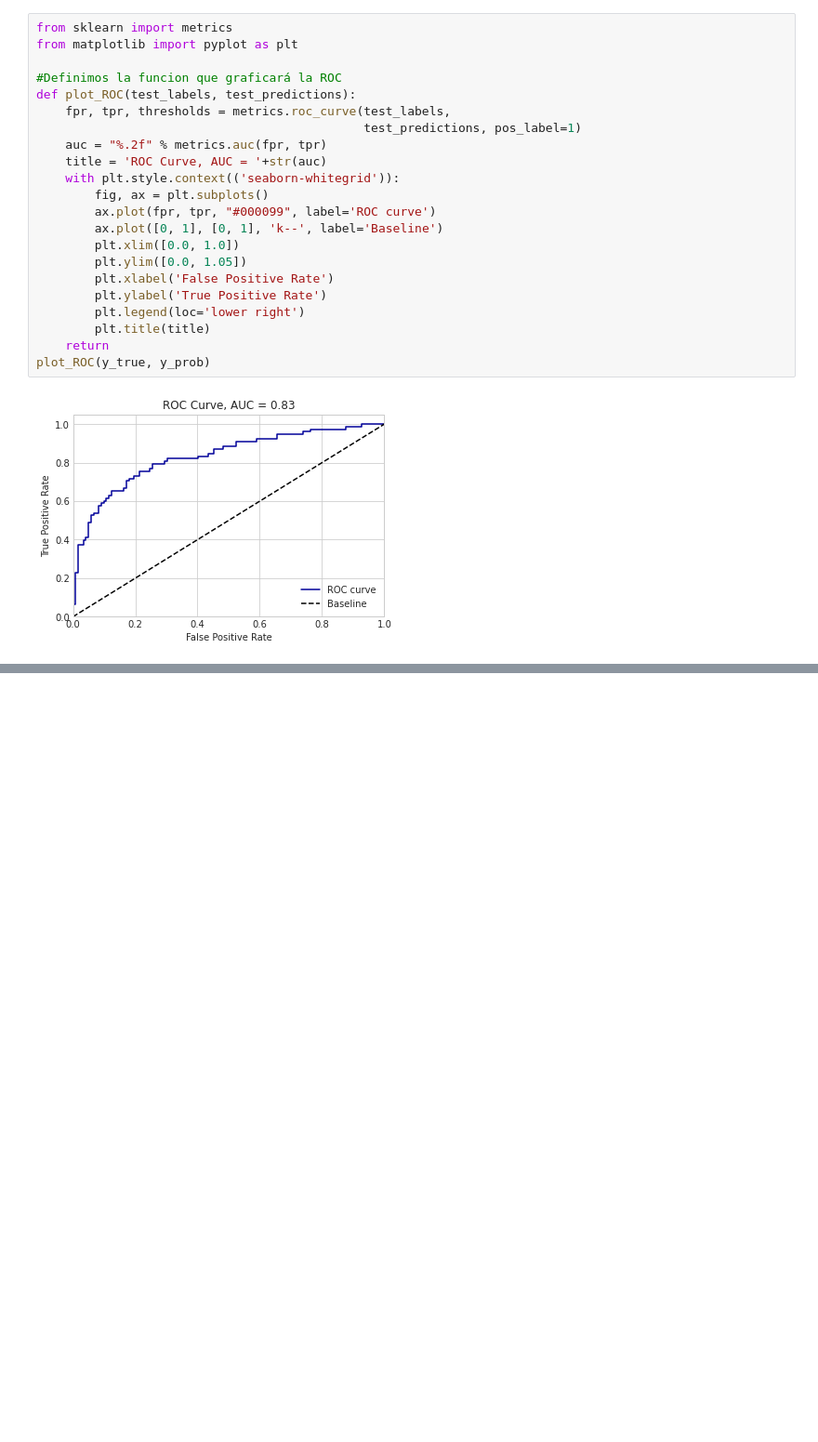
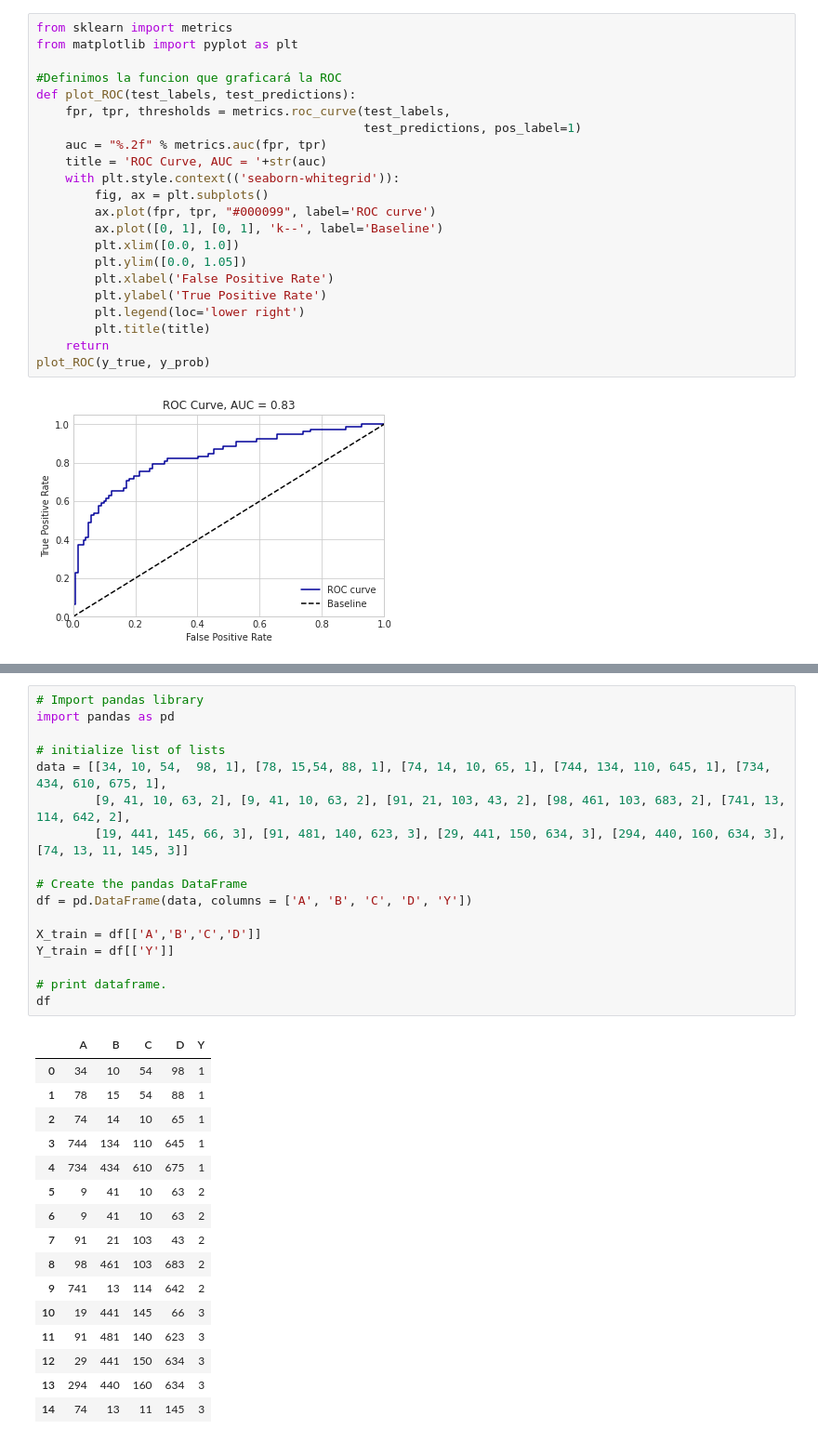
Before and after one commit to xuxoramos/discriminamometro, a Jupyter notebook: discriminamometro/scripts/04_modelado_discriminacion_binaria.ipynb, the cells around one changed output, grey strips where cells are left out. Shown: that part at 93% size. Cells and saved outputs as stored; diff of their text form; blank space fills up the shorter version.

```diff
--- a/discriminamometro/scripts/04_modelado_discriminacion_binaria.ipynb
+++ b/discriminamometro/scripts/04_modelado_discriminacion_binaria.ipynb
@@ -304,0 +409,34 @@ plot_ROC(y_true, y_prob)
+# %%
+# Import pandas library
+import pandas as pd
+
+# initialize list of lists
+data = [[34, 10, 54,  98, 1], [78, 15,54, 88, 1], [74, 14, 10, 65, 1], [744, 134, 110, 645, 1], [734, 434, 610, 675, 1],
+        [9, 41, 10, 63, 2], [9, 41, 10, 63, 2], [91, 21, 103, 43, 2], [98, 461, 103, 683, 2], [741, 13, 114, 642, 2],
+        [19, 441, 145, 66, 3], [91, 481, 140, 623, 3], [29, 441, 150, 634, 3], [294, 440, 160, 634, 3], [74, 13, 11, 145, 3]]
+
+# Create the pandas DataFrame
+df = pd.DataFrame(data, columns = ['A', 'B', 'C', 'D', 'Y'])
+
+X_train = df[['A','B','C','D']]
+Y_train = df[['Y']]
+
+# print dataframe.
+df
+# %% [output]
+|  | A | B | C | D | Y |
+| 0 | 34 | 10 | 54 | 98 | 1 |
+| 1 | 78 | 15 | 54 | 88 | 1 |
+| 2 | 74 | 14 | 10 | 65 | 1 |
+| 3 | 744 | 134 | 110 | 645 | 1 |
+| 4 | 734 | 434 | 610 | 675 | 1 |
+| 5 | 9 | 41 | 10 | 63 | 2 |
+| 6 | 9 | 41 | 10 | 63 | 2 |
+| 7 | 91 | 21 | 103 | 43 | 2 |
+| 8 | 98 | 461 | 103 | 683 | 2 |
+| 9 | 741 | 13 | 114 | 642 | 2 |
+| 10 | 19 | 441 | 145 | 66 | 3 |
+| 11 | 91 | 481 | 140 | 623 | 3 |
+| 12 | 29 | 441 | 150 | 634 | 3 |
+| 13 | 294 | 440 | 160 | 634 | 3 |
+| 14 | 74 | 13 | 11 | 145 | 3 |
```
Also changed, not shown: parts of 18 cells of this notebook.
